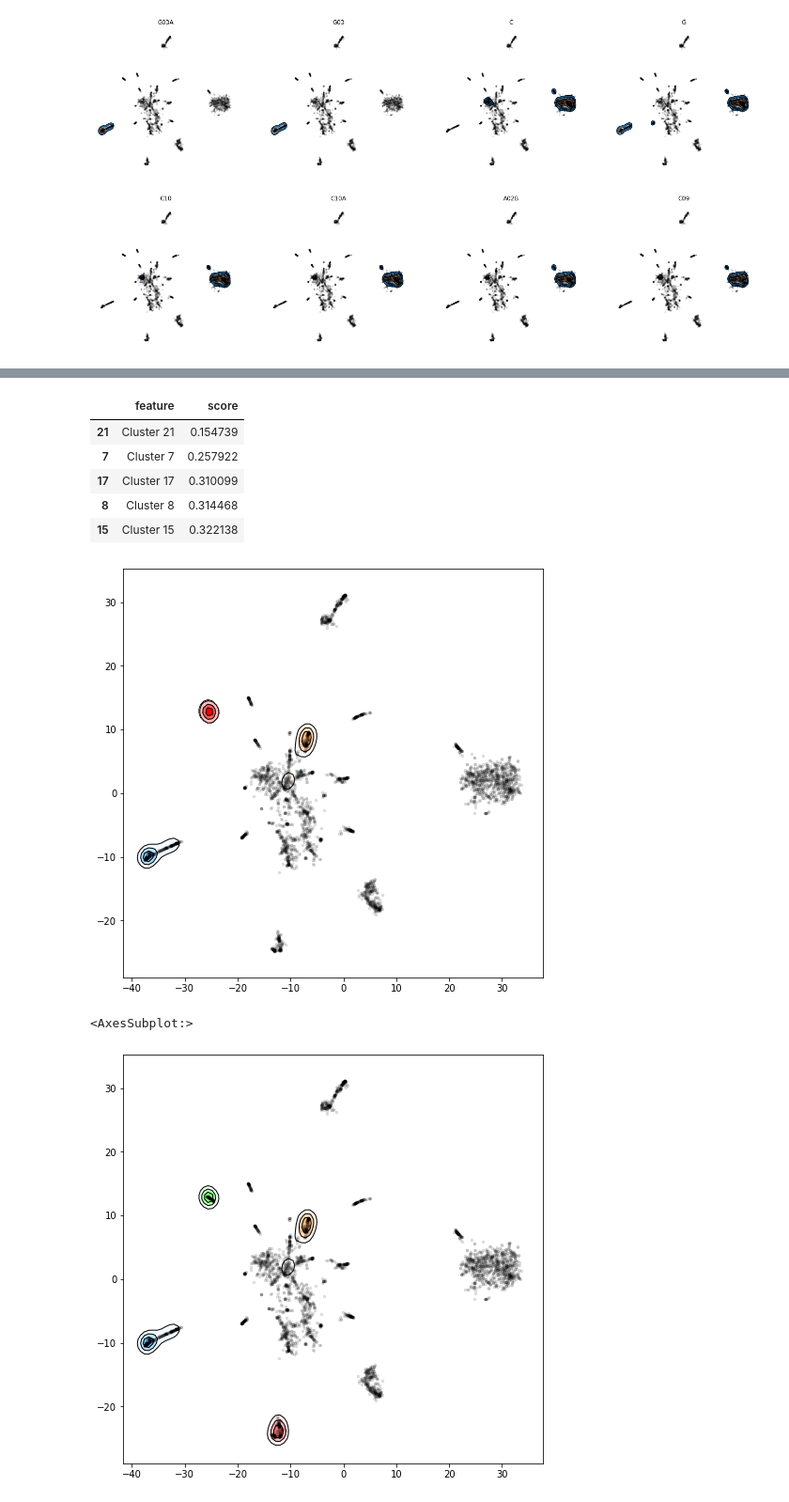
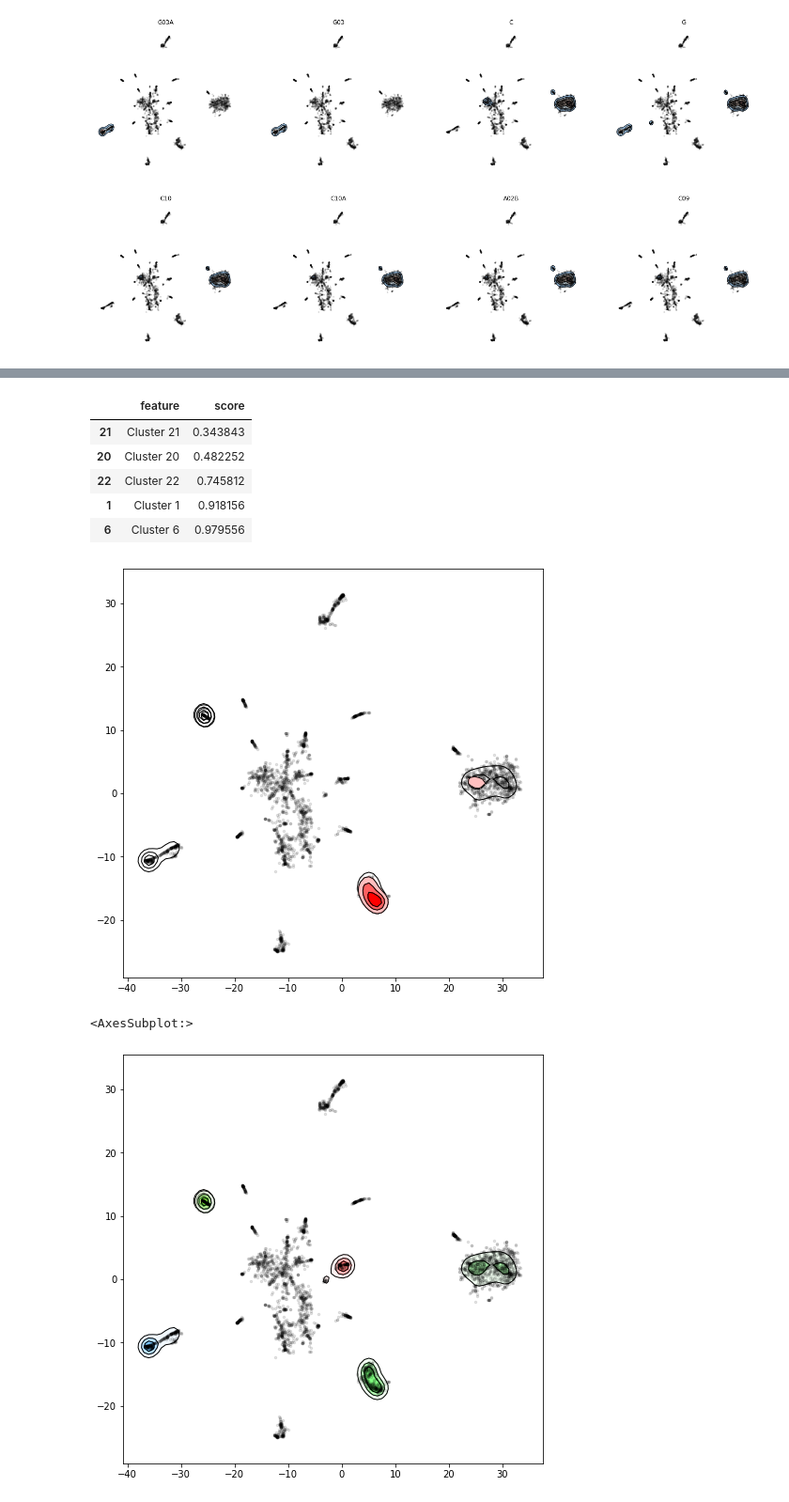
Before and after one commit to pavlin-policar/vera, a Jupyter notebook: notebooks/example.ipynb, the cells around one changed output, grey strips where cells are left out. Shown at 94% size. Cells and saved outputs as stored; diff of their text form; code cells hidden in the pictures.

```diff
--- a/notebooks/example.ipynb
+++ b/notebooks/example.ipynb
@@ -86,7 +104,11 @@ ax[1].scatter(z[:, 0], z[:, 1], s=3, c=np.log(adata.obs["prescription_count"]))
 # %% [markdown]
 # Annotation pipeline
 # %%
-features = pd.concat([adata.obsm["ATC_1"], adata.obsm["ATC_2"], adata.obsm["ATC_3"]], axis=1)
+features = pd.concat([
+    adata.obsm["ATC_1"],
+    adata.obsm["ATC_2"],
+    adata.obsm["ATC_3"],
+], axis=1)
 features.shape
 # %% [output]
 (3925, 277)
@@ -137,7 +216,9 @@ annotate.pl.plot_feature_densities(
 # %%
-clusters, cluster_densities = annotate.an.group_similar_features(
+%%time
+clusters, cluster_densities = annotate.an.group_similar_features_dendrogram(
     candidates["feature"].tolist(),
     feature_densities,
-    plot_dendrogram=True,
+    #overlap_threshold=0.95,
 )
+len(clusters)
 # %% [output]
@@ -165,8 +312,8 @@ reload(annotate.plotting)
 # %%
 ann_map = annotate.an.AnnotationMap(grid, embedding=adata.obsm["X_tsne"])
-ann_map.add("Cluster 0", cluster_densities.iloc[0].values)
-ann_map.add("Cluster 2", cluster_densities.iloc[2].values)
-ann_map.add("Cluster 3", cluster_densities.iloc[3].values)
+ann_map = ann_map.add("Cluster 0", cluster_densities.iloc[0].values)
+ann_map = ann_map.add("Cluster 2", cluster_densities.iloc[2].values)
+ann_map = ann_map.add("Cluster 3", cluster_densities.iloc[3].values)
 ann_map.plot_annotation()
 # %% [output]
 <AxesSubplot:>
@@ -175,18 +322,18 @@ ann_map.plot_annotation()
 ann_map.rank_overlap_densities(cluster_densities).sort_values("score").head()
 # %% [output]
 |  | feature | score |
-| 21 | Cluster 21 | 0.154739 |
-| 7 | Cluster 7 | 0.257922 |
-| 17 | Cluster 17 | 0.310099 |
-| 8 | Cluster 8 | 0.314468 |
-| 15 | Cluster 15 | 0.322138 |
+| 21 | Cluster 21 | 0.343843 |
+| 20 | Cluster 20 | 0.482252 |
+| 22 | Cluster 22 | 0.745812 |
+| 1 | Cluster 1 | 0.918156 |
+| 6 | Cluster 6 | 0.979556 |
 # %%
 ann_map.plot_overlap_with(cluster_densities.loc["Cluster 4"].values)
 # %% [output]
-[figure, old version]
+[figure, new version]
 # %%
-ann_map.add("Cluster 21", cluster_densities.iloc[21].values)
+ann_map = ann_map.add("Cluster 21", cluster_densities.iloc[21].values)
 ann_map.plot_annotation()
 # %% [output]
 <AxesSubplot:>
-[figure, old version]
+[figure, new version]
```
Also changed, not shown: parts of 40 cells of this notebook.
